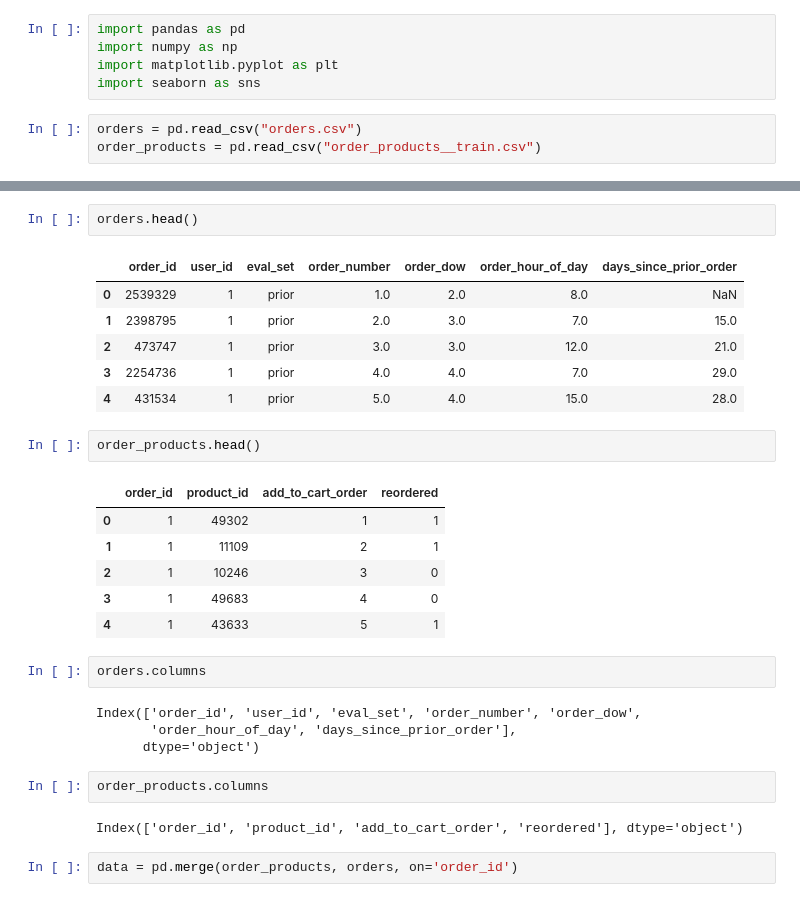
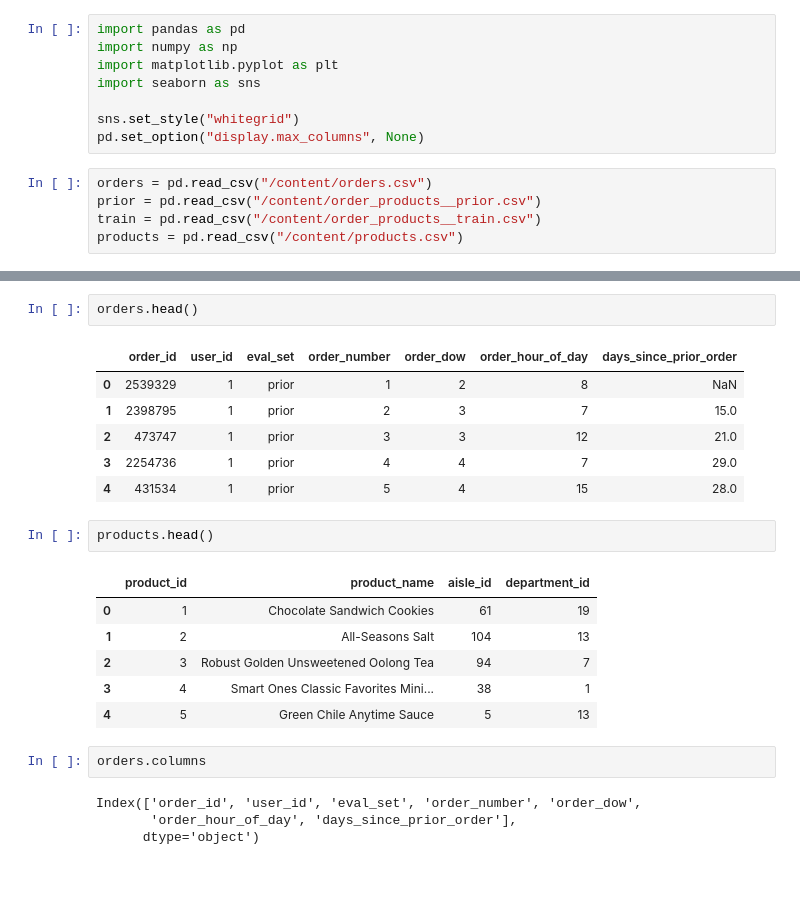
Before and after one commit to prakriti459/PRAKRITI.23FE10CSE00459-ML-LAB-WORK, a Jupyter notebook: Customer_Product_Reorder_Prediction.ipynb, the cells around one changed output, grey strips where cells are left out. Cells and saved outputs as stored; diff of their text form; blank space fills up the shorter version.

```diff
--- a/Customer_Product_Reorder_Prediction.ipynb
+++ b/Customer_Product_Reorder_Prediction.ipynb
@@ -5,6 +5,11 @@ import pandas as pd
 import numpy as np
 import matplotlib.pyplot as plt
 import seaborn as sns
+
+sns.set_style("whitegrid")
+pd.set_option("display.max_columns", None)
 # %%
-orders = pd.read_csv("orders.csv")
-order_products = pd.read_csv("order_products__train.csv")
+orders = pd.read_csv("/content/orders.csv")
+prior = pd.read_csv("/content/order_products__prior.csv")
+train = pd.read_csv("/content/order_products__train.csv")
+products = pd.read_csv("/content/products.csv")
@@ -12,29 +27,23 @@ order_products = pd.read_csv("order_products__train.csv")
 orders.head()
 # %% [output]
 |  | order_id | user_id | eval_set | order_number | order_dow | order_hour_of_day | days_since_prior_order |
-| 0 | 2539329 | 1 | prior | 1.0 | 2.0 | 8.0 | NaN |
-| 1 | 2398795 | 1 | prior | 2.0 | 3.0 | 7.0 | 15.0 |
-| 2 | 473747 | 1 | prior | 3.0 | 3.0 | 12.0 | 21.0 |
-| 3 | 2254736 | 1 | prior | 4.0 | 4.0 | 7.0 | 29.0 |
-| 4 | 431534 | 1 | prior | 5.0 | 4.0 | 15.0 | 28.0 |
+| 0 | 2539329 | 1 | prior | 1 | 2 | 8 | NaN |
+| 1 | 2398795 | 1 | prior | 2 | 3 | 7 | 15.0 |
+| 2 | 473747 | 1 | prior | 3 | 3 | 12 | 21.0 |
+| 3 | 2254736 | 1 | prior | 4 | 4 | 7 | 29.0 |
+| 4 | 431534 | 1 | prior | 5 | 4 | 15 | 28.0 |
 # %%
-order_products.head()
+products.head()
 # %% [output]
-|  | order_id | product_id | add_to_cart_order | reordered |
-| 0 | 1 | 49302 | 1 | 1 |
-| 1 | 1 | 11109 | 2 | 1 |
-| 2 | 1 | 10246 | 3 | 0 |
-| 3 | 1 | 49683 | 4 | 0 |
-| 4 | 1 | 43633 | 5 | 1 |
+|  | product_id | product_name | aisle_id | department_id |
+| 0 | 1 | Chocolate Sandwich Cookies | 61 | 19 |
+| 1 | 2 | All-Seasons Salt | 104 | 13 |
+| 2 | 3 | Robust Golden Unsweetened Oolong Tea | 94 | 7 |
+| 3 | 4 | Smart Ones Classic Favorites Mini... | 38 | 1 |
+| 4 | 5 | Green Chile Anytime Sauce | 5 | 13 |
 # %%
 orders.columns
 # %% [output]
 Index(['order_id', 'user_id', 'eval_set', 'order_number', 'order_dow',
        'order_hour_of_day', 'days_since_prior_order'],
       dtype='object')
-# %%
-order_products.columns
-# %% [output]
-Index(['order_id', 'product_id', 'add_to_cart_order', 'reordered'], dtype='object')
-# %%
-data = pd.merge(order_products, orders, on='order_id')
```
Also changed, not shown: parts of 60 cells of this notebook.
